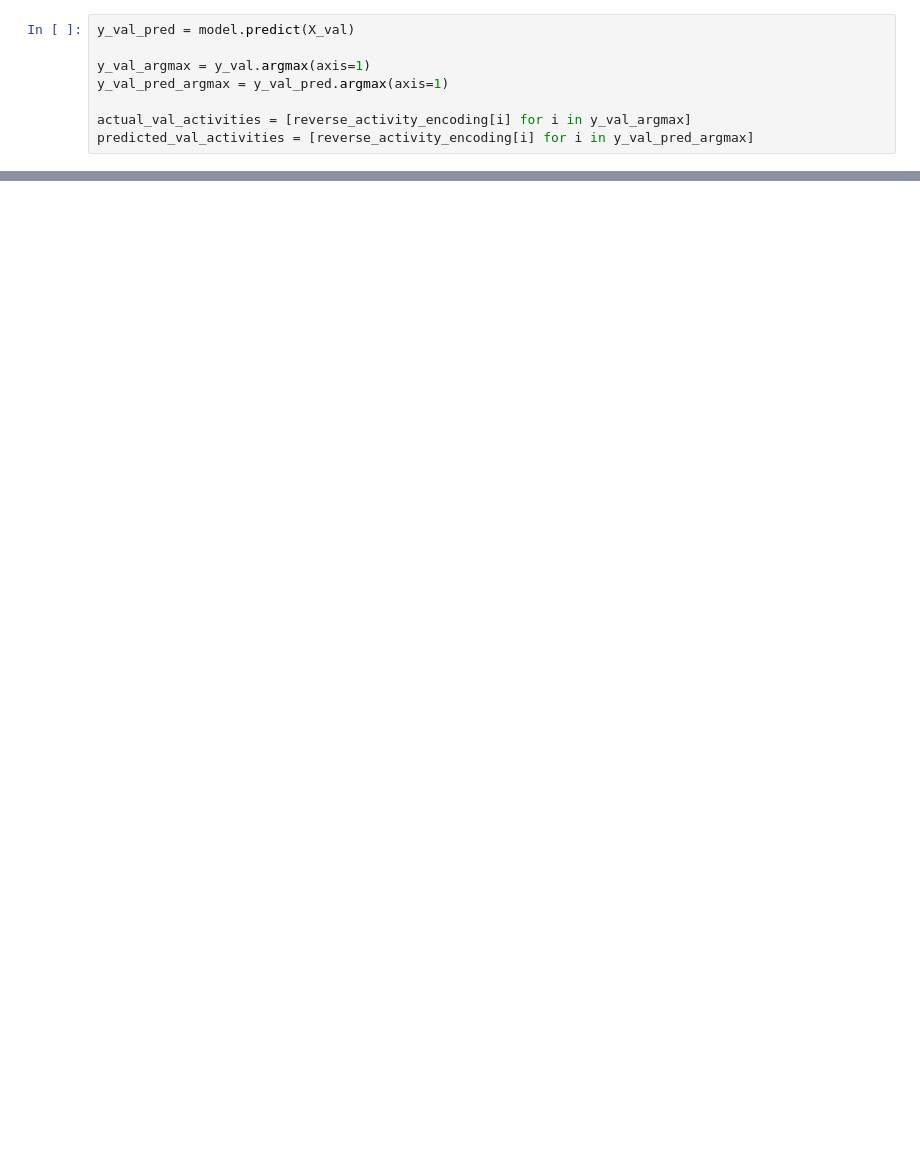
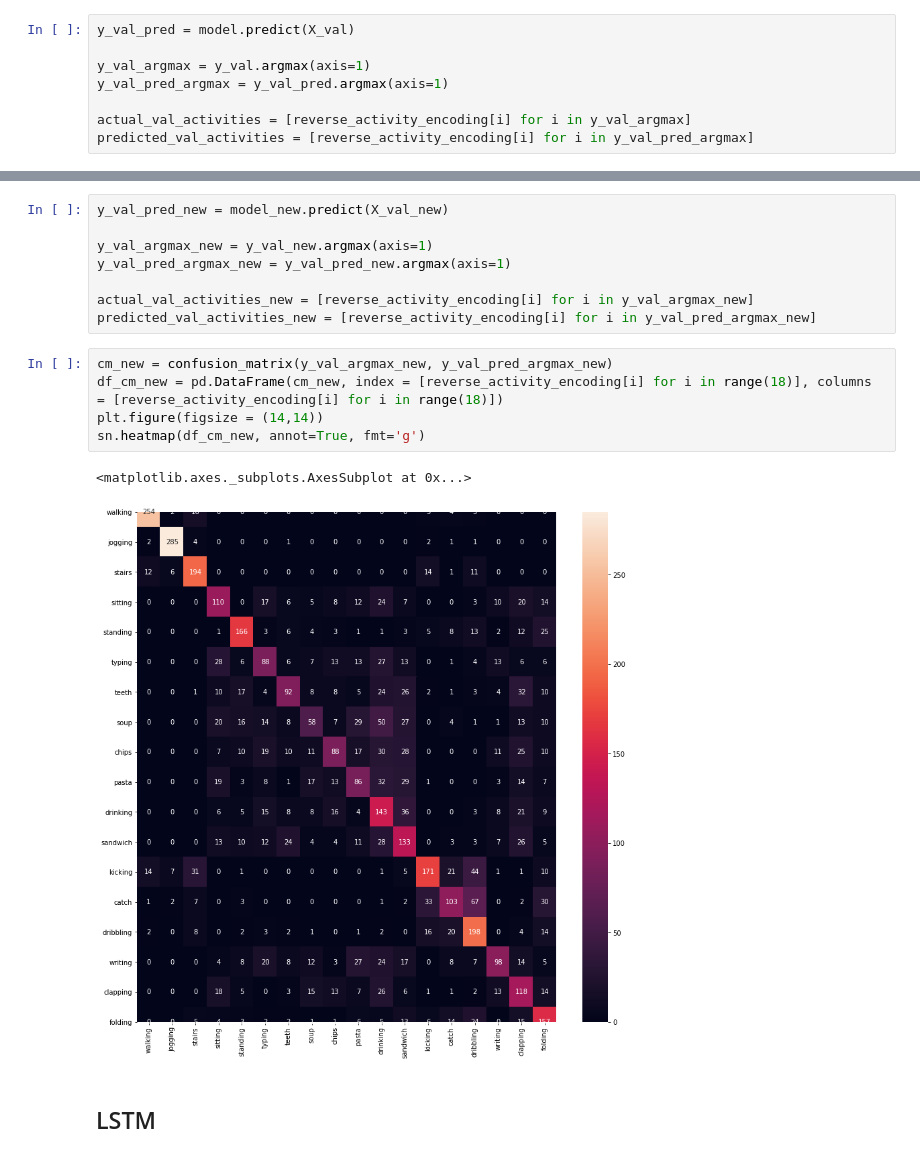
Before and after one commit to LACoderDeBH/CS230_HAR_WISDM, a Jupyter notebook: Phone.ipynb, the cells around one changed output, grey strips where cells are left out. Saved outputs shown, nothing was run; the diff lists cells and outputs as text; blank space fills up the shorter version.

Commit message:
added LSTM

```diff
--- a/Phone.ipynb
+++ b/Phone.ipynb
@@ -419,0 +510,18 @@ sn.heatmap(df_cm_2, annot=True, fmt='g')
+# %%
+y_val_pred_new = model_new.predict(X_val_new)
+
+y_val_argmax_new = y_val_new.argmax(axis=1)
+y_val_pred_argmax_new = y_val_pred_new.argmax(axis=1)
+
+actual_val_activities_new = [reverse_activity_encoding[i] for i in y_val_argmax_new]
+predicted_val_activities_new = [reverse_activity_encoding[i] for i in y_val_pred_argmax_new]
+# %%
+cm_new = confusion_matrix(y_val_argmax_new, y_val_pred_argmax_new)
+df_cm_new = pd.DataFrame(cm_new, index = [reverse_activity_encoding[i] for i in range(18)], columns = [reverse_activity_encoding[i] for i in range(18)])
+plt.figure(figsize = (14,14))
+sn.heatmap(df_cm_new, annot=True, fmt='g')
+# %% [output]
+<matplotlib.axes._subplots.AxesSubplot at 0x...>
+[figure, added]
+# %% [markdown]
+## LSTM
```
Also changed, not shown: parts of 29 cells of this notebook.
